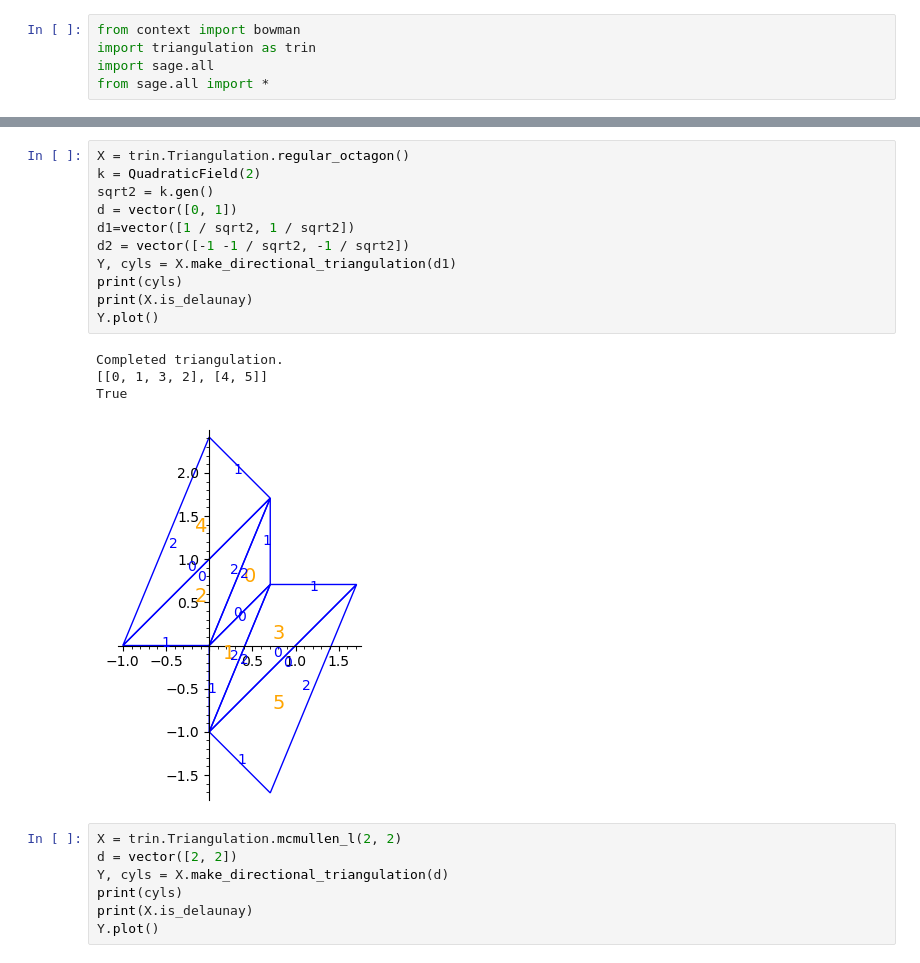
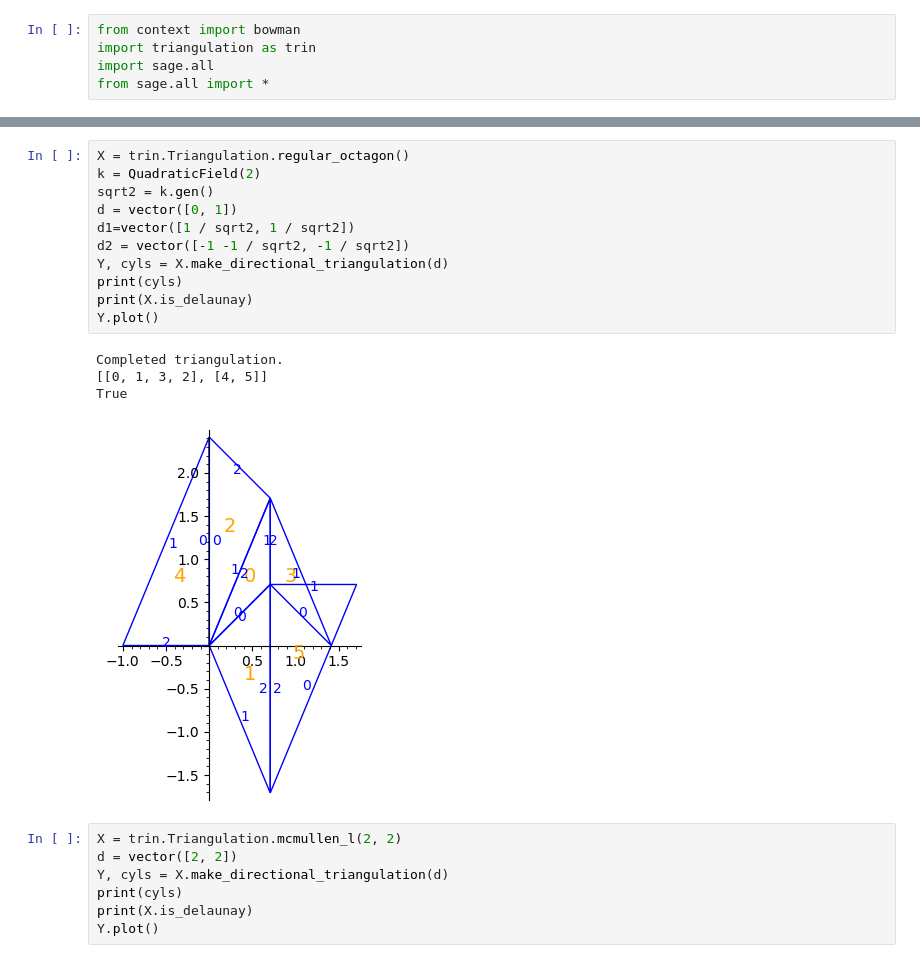
Before and after one commit to sfreedman67/samsurf, a Jupyter notebook: bowman/testing_cyl_ref.ipynb, the cells around one changed output, grey strips where cells are left out. Drawn from its saved outputs; the diff is of its cells as text.

```diff
--- a/bowman/testing_cyl_ref.ipynb
+++ b/bowman/testing_cyl_ref.ipynb
@@ -18,19 +18,19 @@ Completed triangulation.
 # %%
 X = trin.Triangulation.regular_octagon()
 k = QuadraticField(2)
 sqrt2 = k.gen()
 d = vector([0, 1])
 d1=vector([1 / sqrt2, 1 / sqrt2])
 d2 = vector([-1 -1 / sqrt2, -1 / sqrt2])
-Y, cyls = X.make_directional_triangulation(d1)
+Y, cyls = X.make_directional_triangulation(d)
 print(cyls)
 print(X.is_delaunay)
 Y.plot()
 # %% [output]
 Completed triangulation.
 [[0, 1, 3, 2], [4, 5]]
 True
-[figure, old version]
+[figure, new version]
 # %%
 X = trin.Triangulation.mcmullen_l(2, 2)
 d = vector([2, 2])
```
Also changed, not shown: parts of 1 cell of this notebook.
